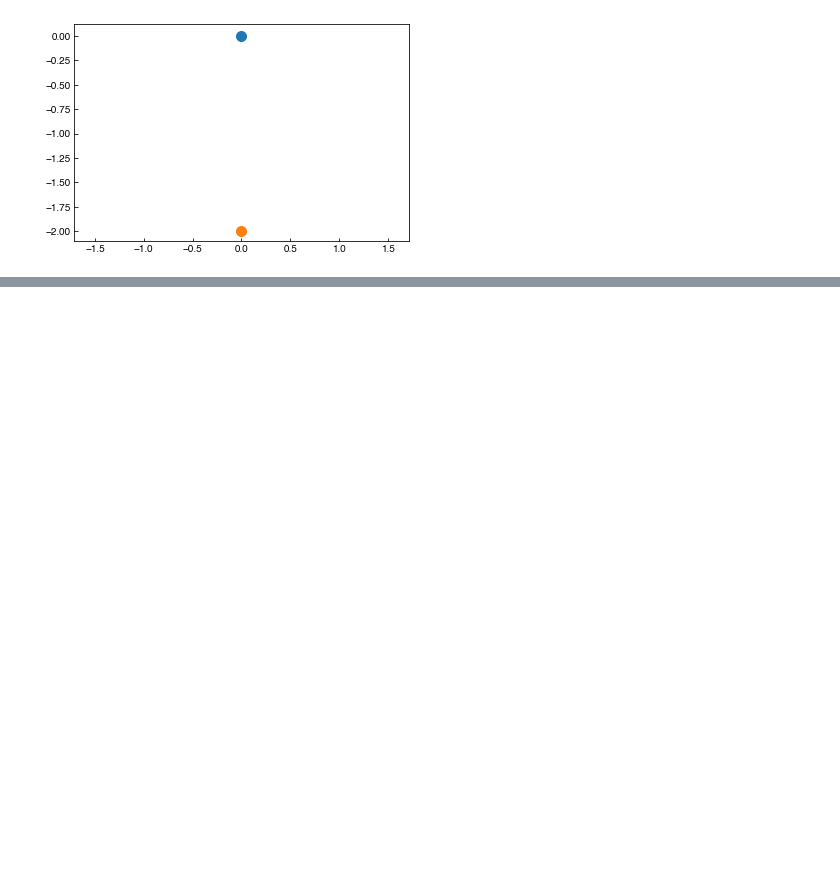
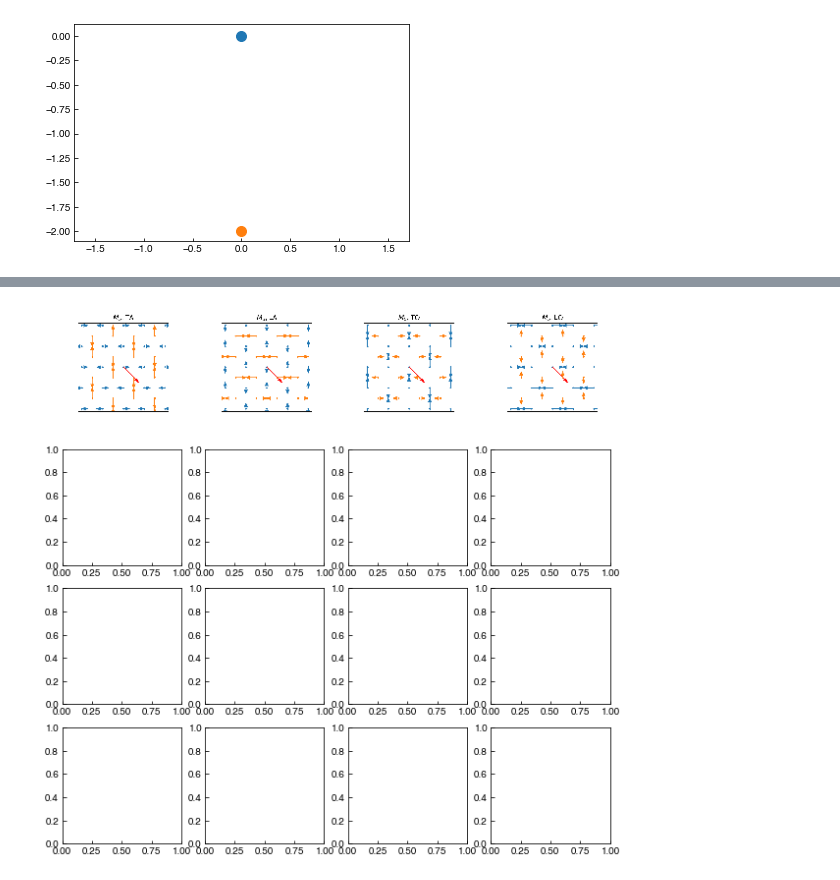
Before and after one commit to KitchenSong/2dgf, a Jupyter notebook: square.ipynb, the cells around one changed output, grey strips where cells are left out. Drawn from its saved outputs; the diff is of its cells as text; code cells hidden in the pictures; blank space fills up the shorter version.

```diff
--- a/square.ipynb
+++ b/square.ipynb
@@ -818,0 +1290,11 @@ plt.show()
+# %%
+fig = plt.figure(figsize=(10,10))
+fig.patch.set_visible(False)
+ax = fig.subplots(nrows=4, ncols=4)
+fn = [['M_551TA.png','M_552LA.png','M_553TO.png','M_554LO.png']]
+for i in range(1):
+    for j in range(4):
+        ax[i,j].axis('off')
+        imgplot = ax[i,j].imshow(plt.imread(fn[i][j]))
+# %% [output]
+[figure, added]
```
Also changed, not shown: parts of 5 cells of this notebook.
